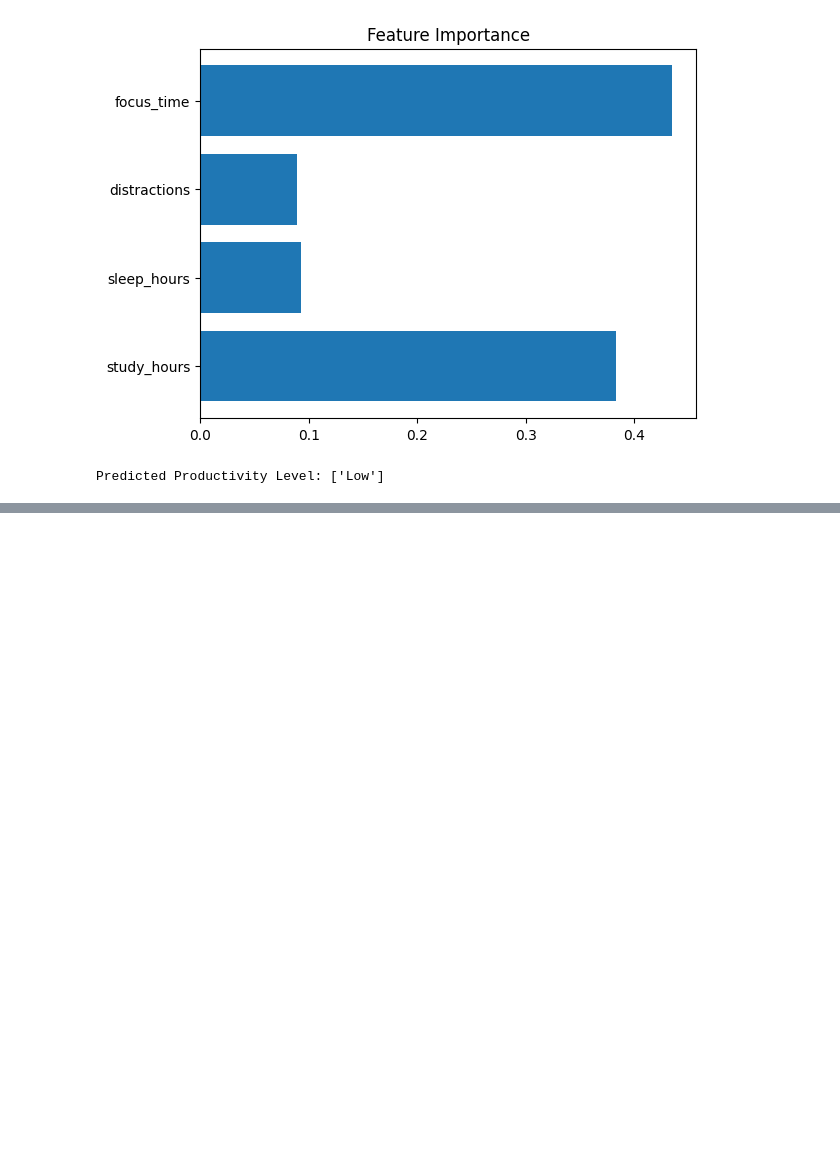
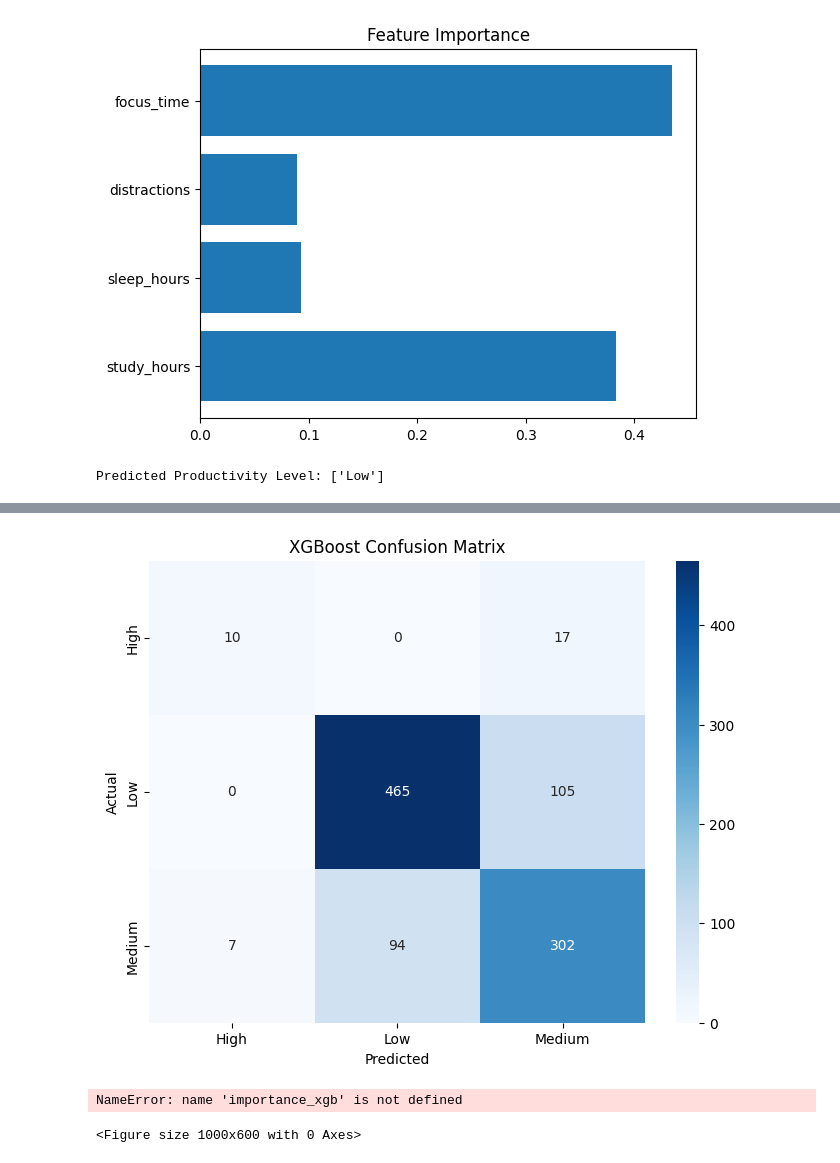
Before and after one commit to Jmcreations/App4080-Project, a Jupyter notebook: Machine Learning/test ultimate students.ipynb, the cells around one changed output, grey strips where cells are left out. Cells and saved outputs as stored; diff of their text form; code cells hidden in the pictures; blank space fills up the shorter version.

Commit message:
errors

```diff
--- a/Machine Learning/test ultimate students.ipynb
+++ b/Machine Learning/test ultimate students.ipynb
@@ -149,0 +146,20 @@ Predicted Productivity Level: ['Low']
+# %%
+label_encoder_y = LabelEncoder()
+y_train_encoded = label_encoder_y.fit_transform(y_train)
+y_test_encoded = label_encoder_y.transform(y_test)
+
+# Get the number of classes after encoding
+num_classes = len(label_encoder_y.classes_)
+
+# Initialize XGBoost Classifier
+xgb_model = XGBClassifier(
+    objective='multi:softmax',
+    num_class=num_classes,
+    eval_metric='mlogloss', # Evaluation metric for multi-class classification
+    random_state=42
+)
+
+# Train the XGBoost model
+xgb_model.fit(X_train, y_train_encoded)
+
+print("XGBoost model initialized and trained successfully.")
@@ -149,0 +168,3 @@ Predicted Productivity Level: ['Low']
+# %%
+y_pred_xgb = xgb_model.predict(X_test)
+print("Predictions made successfully.")
@@ -149,0 +189,25 @@ Predicted Productivity Level: ['Low']
+# %%
+cm_xgb = confusion_matrix(y_test_encoded, y_pred_xgb)
+
+plt.figure(figsize=(8, 6))
+sns.heatmap(cm_xgb, annot=True, fmt="d", cmap="Blues", xticklabels=label_encoder_y.classes_, yticklabels=label_encoder_y.classes_)
+plt.xlabel("Predicted")
+plt.ylabel("Actual")
+plt.title("XGBoost Confusion Matrix")
+plt.show()
+# %% [output]
+[figure, added]
+# %%
+Nimportance_xgb = xgb_model.feature_importances_
+
+features = X.columns
+
+plt.figure(figsize=(10, 6))
+plt.barh(features, importance_xgb)
+plt.xlabel("Feature Importance")
+plt.ylabel("Features")
+plt.title("XGBoost Feature Importance")
+plt.show()
+# %% [output]
+NameError: name 'importance_xgb' is not defined
+<Figure size 1000x600 with 0 Axes>
```
Also changed, not shown: parts of 7 cells of this notebook, 2 other files.
